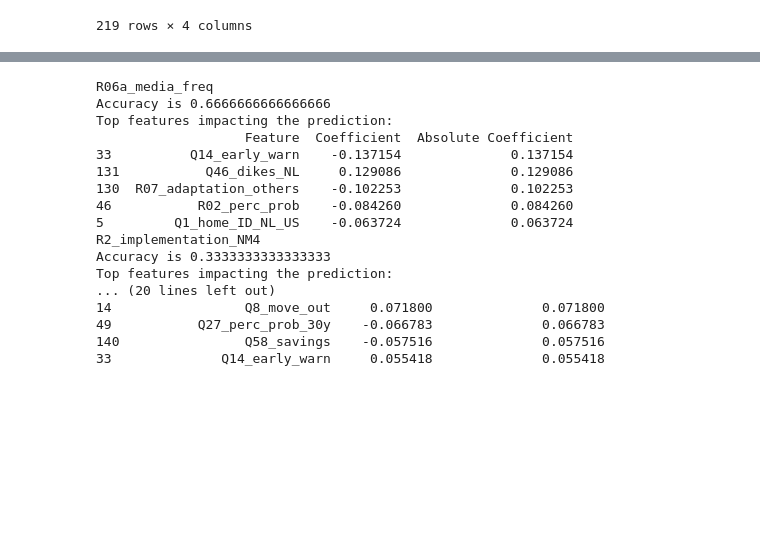
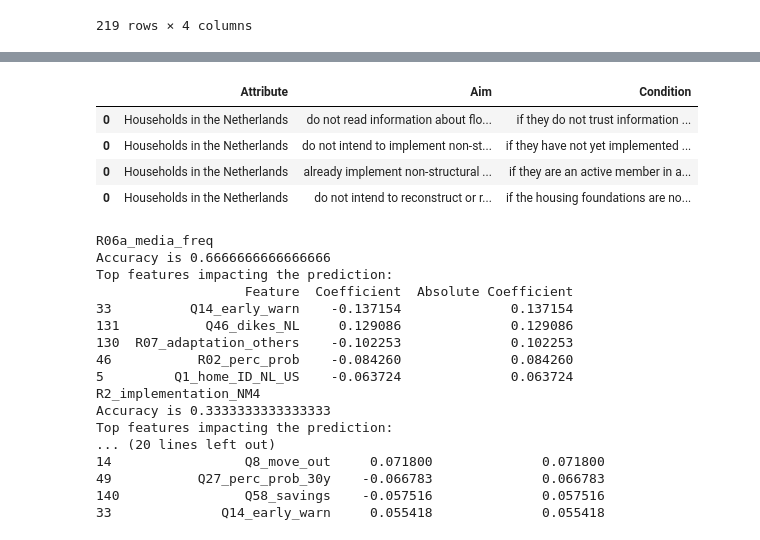
Before and after one commit to GeorgeGitHubbins/MScThesis-Extracting-InformalRules-from-Surveys, a Jupyter notebook: ReadSCALAR.ipynb, the cells around one changed output, grey strips where cells are left out. Cells and saved outputs as stored; diff of their text form; code cells hidden in the pictures; blank space fills up the shorter version.

Commit message:
Improved the Scalar reading code

```diff
--- a/ReadSCALAR.ipynb
+++ b/ReadSCALAR.ipynb
@@ -122,4 +123,7 @@ AllWave4 = pd.concat([NLDataWave4, CNDataWave4, IDDataWave4, USDataWave4])
 
 #All Data
 AllData = pd.concat([AllWave1, AllWave2, AllWave2rec, AllWave3,AllWave4], axis=1,)
+# %%
+#Wave 1 - All data of NL
+Survey_Responses = pd.read_csv("dataverse_files\SCALAR_Coastal_Longitudinal_Study_Wave_One_NL.csv").set_index("ID")
 # %%
@@ -181,10 +189,9 @@ adico_training_data.drop_duplicates().to_csv('adico_training_data.csv')
 # %%
-aim_responses = NLDataWave1.copy().dropna(axis=1)
-chosen_aims = ["R06a_media_freq",  "R2_implementation_NM4", "R2_implementation_NM5", "R2_implementation_SM3"]
-for aim in aim_responses.columns:
+adjusted_aim_responses = Survey_Overview.copy().dropna(axis=1)
+for aim in adjusted_aim_responses.columns:
     if aim == "R06a_media_freq":
-        aim_responses.loc[aim_responses[aim] > 3, aim] = 5
-        aim_responses.loc[aim_responses[aim] <= 3, aim] = 1
+        adjusted_aim_responses.loc[adjusted_aim_responses[aim] > 3, aim] = 5
+        adjusted_aim_responses.loc[adjusted_aim_responses[aim] <= 3, aim] = 1
     elif "implementation" in aim:
-        aim_responses.loc[aim_responses[aim] > 5, aim] = 6
-        aim_responses.loc[aim_responses[aim] <= 5, aim] = 1
+        adjusted_aim_responses.loc[adjusted_aim_responses[aim] > 5, aim] = 6
+        adjusted_aim_responses.loc[adjusted_aim_responses[aim] <= 5, aim] = 1
@@ -504,3 +431,25 @@ Name: R02_perc_prob, dtype: int64
+# %%
+df = pd.DataFrame(columns=["Attribute","Aim","Condition"])
+for statementjson in statlist:
+    try:
+        # Parse the JSON string into a Python dictionary
+        data_dict = json.loads(statementjson)
+    except:
+        # Parse the JSON string into a Python dictionary
+        data_dict = json.loads("{"+statementjson.split('{')[1])
+
+    # Convert the dictionary to a DataFrame
+    # Since we have only one record, we wrap it in a list to make a single-row DataFrame
+    jsondf = pd.DataFrame([data_dict])
+    df = pd.concat([df,jsondf])
+
+display(df)
+# %% [output]
+|  | Attribute | Aim | Condition |
+| 0 | Households in the Netherlands | do not read information about flo... | if they do not trust information ... |
+| 0 | Households in the Netherlands | do not intend to implement non-st... | if they have not yet implemented ... |
+| 0 | Households in the Netherlands | already implement non-structural ... | if they are an active member in a... |
+| 0 | Households in the Netherlands | do not intend to reconstruct or r... | if the housing foundations are no... |
 # %%
 import numpy as np
 import pandas as pd
```
Also changed, not shown: parts of 22 cells of this notebook, 5 other files.
